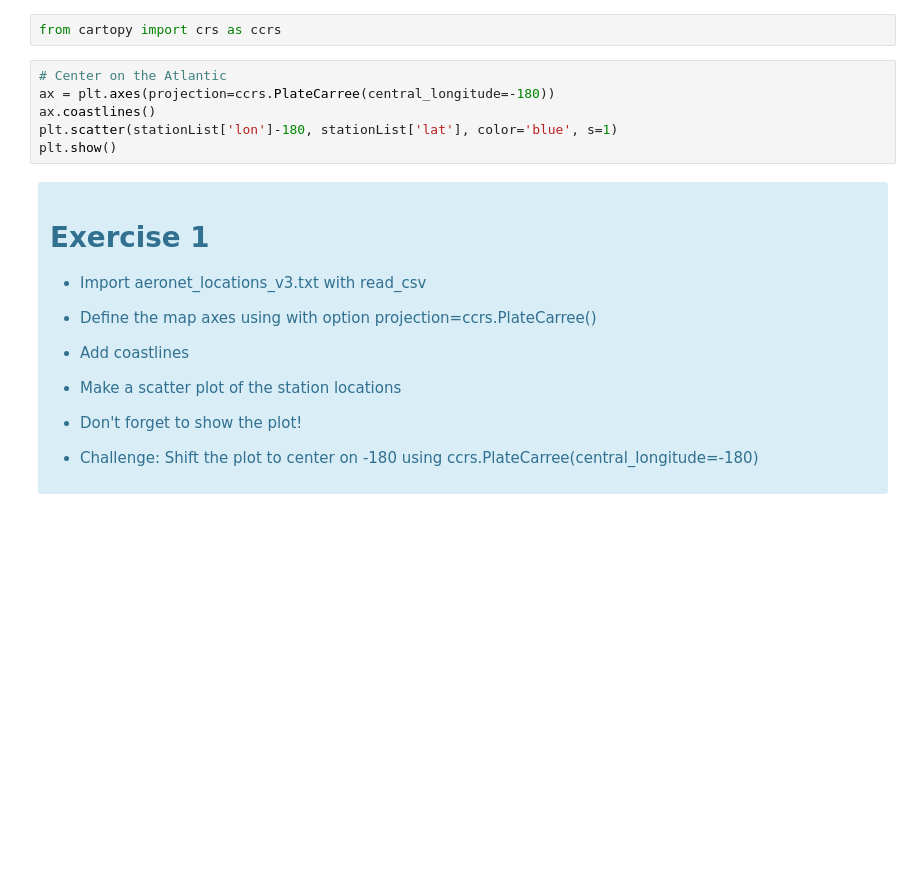
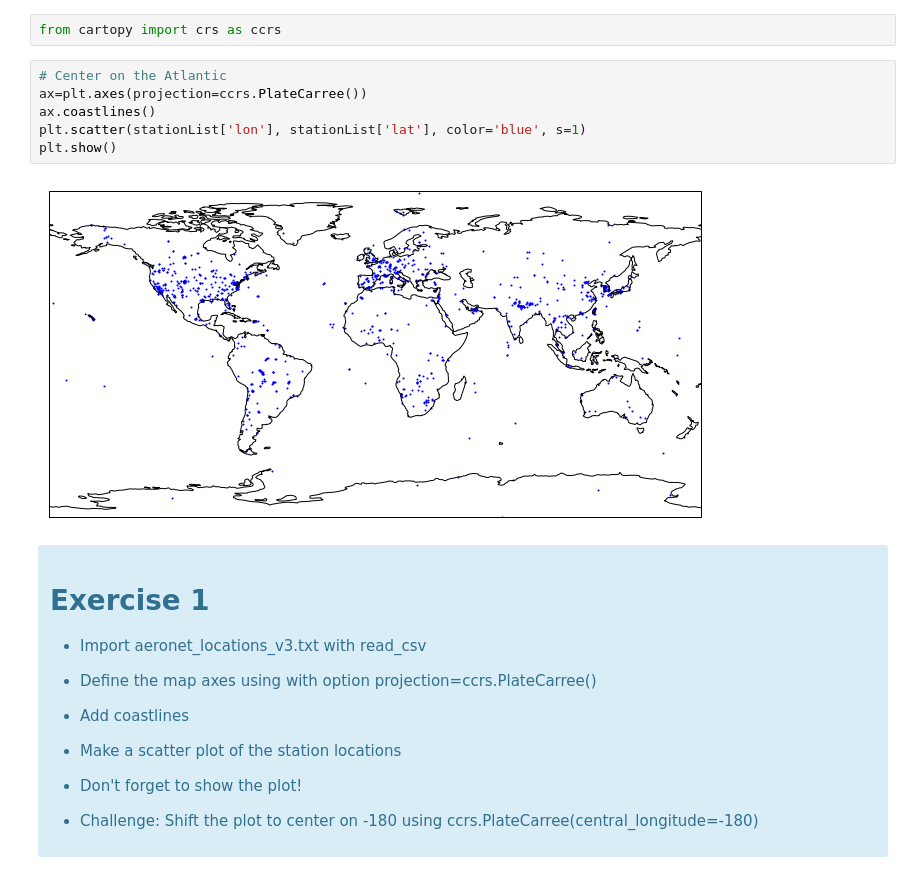
Before and after one commit to eviatarbach/ncep-lectures, a Jupyter notebook: python-lab-2.ipynb, the cells around one changed output. Saved outputs shown, nothing was run; the diff lists cells and outputs as text; blank space fills up the shorter version.

Commit message:
Added info about saving files, improved plotting examples

```diff
--- a/python-lab-2.ipynb
+++ b/python-lab-2.ipynb
@@ -62,10 +62,12 @@ conda install -c conda-forge cartopy
 from cartopy import crs as ccrs
 # %%
 # Center on the Atlantic
-ax = plt.axes(projection=ccrs.PlateCarree(central_longitude=-180))
+ax=plt.axes(projection=ccrs.PlateCarree())
 ax.coastlines()
-plt.scatter(stationList['lon']-180, stationList['lat'], color='blue', s=1)
+plt.scatter(stationList['lon'], stationList['lat'], color='blue', s=1)
 plt.show()
+# %% [output]
+[figure, added]
 # %% [markdown]
 <div class="alert alert-block alert-info">
 
```
Also changed, not shown: parts of 20 cells of this notebook, 2 other files.
